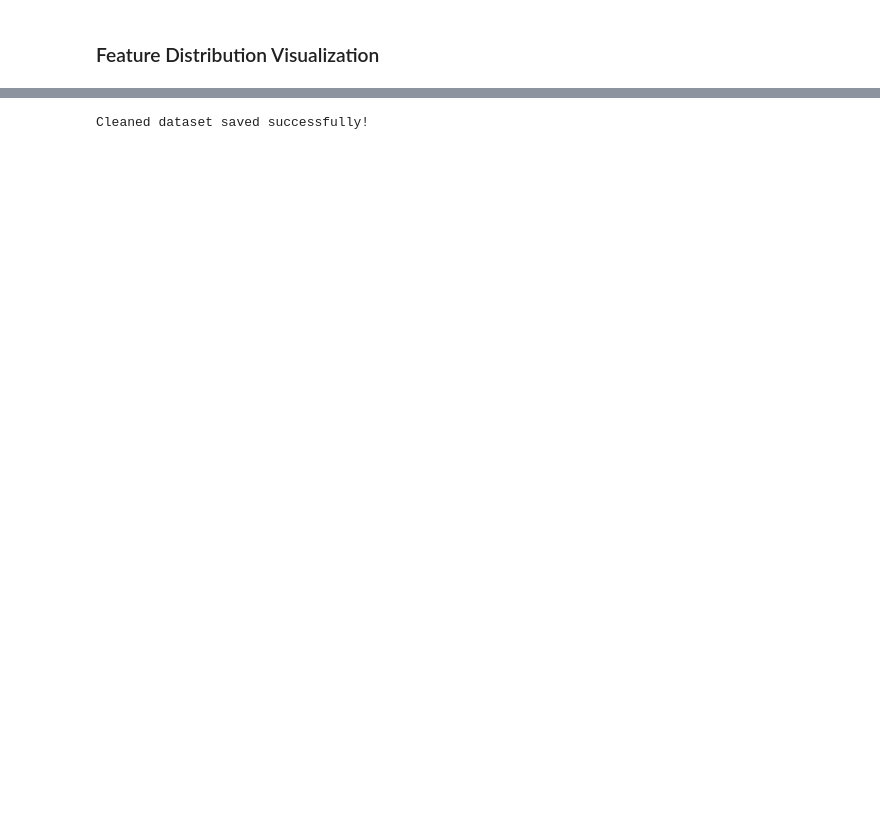
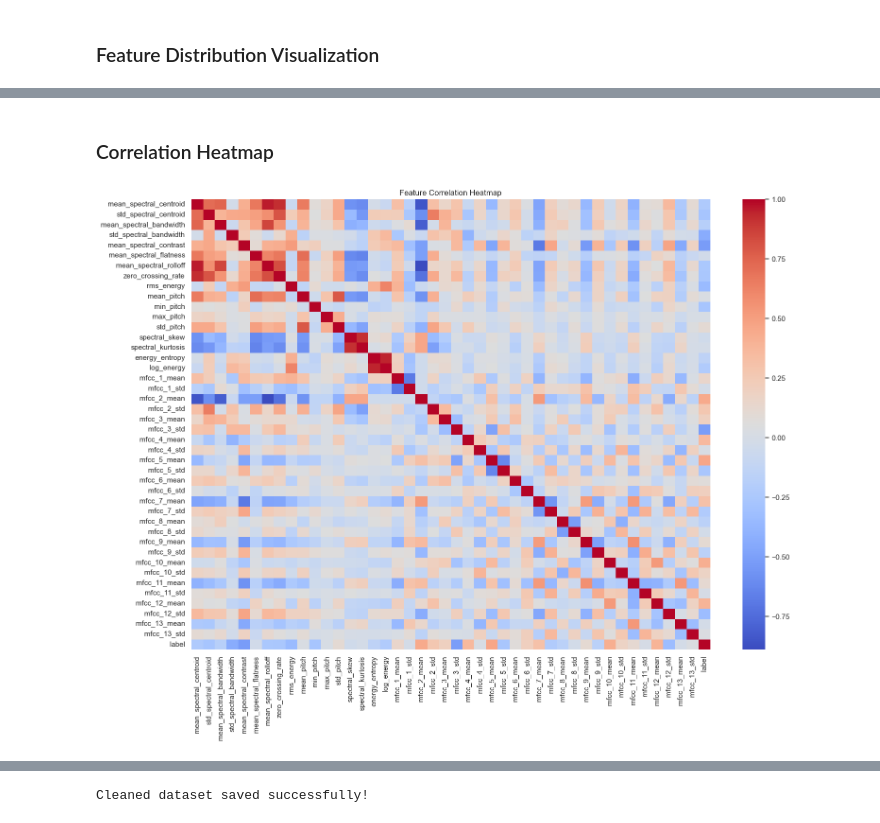
Before and after one commit to shubhampandey97/human_voice_project, a Jupyter notebook: notebooks/eda_and_preprocessing.ipynb, the cells around one changed output, grey strips where cells are left out. Saved outputs shown, nothing was run; the diff lists cells and outputs as text; code cells hidden in the pictures; blank space fills up the shorter version.

Commit message:
EDA completed: feature analysis, distributions, correlations, insights

```diff
--- a/notebooks/eda_and_preprocessing.ipynb
+++ b/notebooks/eda_and_preprocessing.ipynb
@@ -135,0 +162,12 @@ plt.show()
+# %% [markdown]
+### Correlation Heatmap
+# %%
+# 3. Correlation Heatmap (numeric features only)
+plt.figure(figsize=(16, 12))
+correlation_matrix = df.corr()
+sns.heatmap(correlation_matrix, cmap='coolwarm', annot=False)
+plt.title("Feature Correlation Heatmap")
+plt.tight_layout()
+plt.show()
+# %% [output]
+[figure, added]
```
Also changed, not shown: parts of 18 cells of this notebook, 11 other files.
